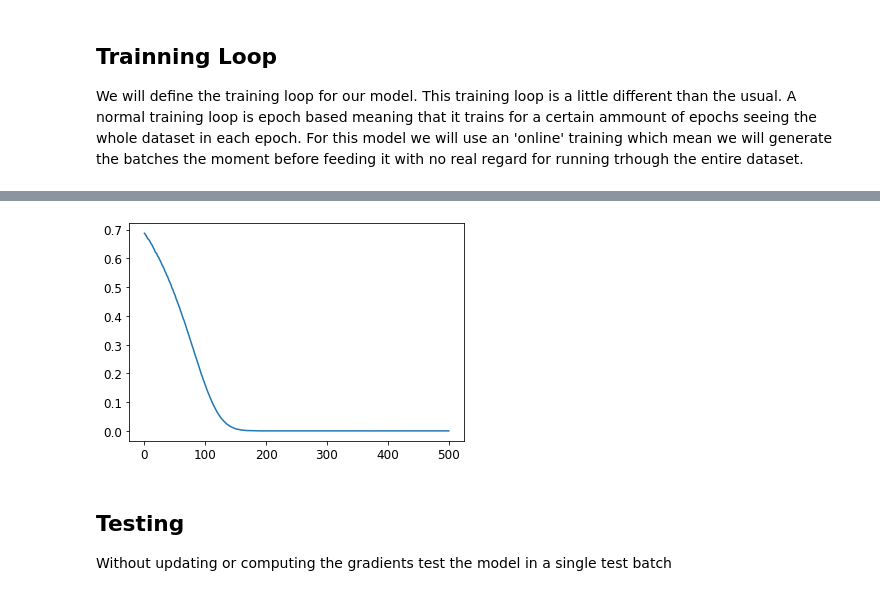
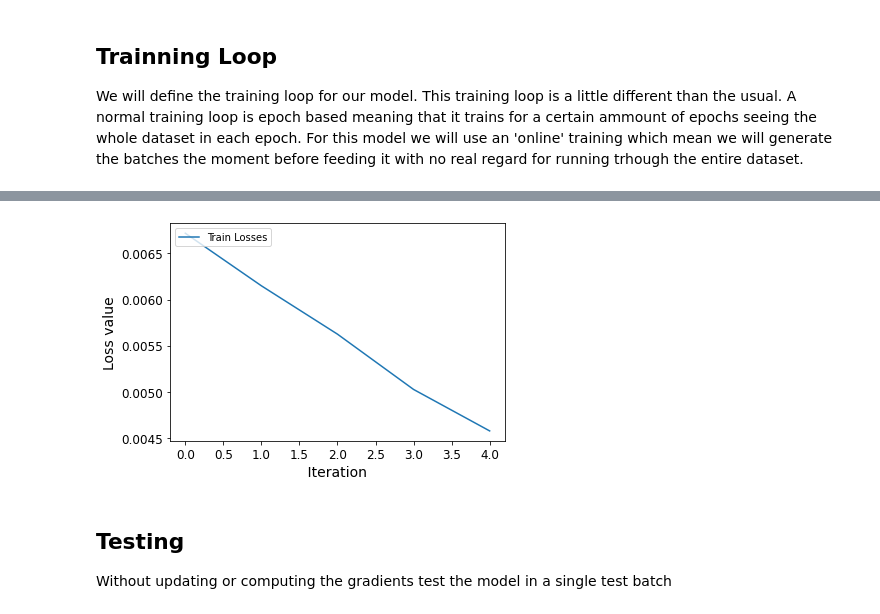
Before and after one commit to Jeko-Mus/deep-learning, a Jupyter notebook: week chapters/12. RNN Times Series Regression/RNN_Time_Series_Regression.ipynb, the cells around one changed output, grey strips where cells are left out. Saved outputs shown, nothing was run; the diff lists cells and outputs as text; code cells hidden in the pictures.

```diff
--- a/week chapters/12. RNN Times Series Regression/RNN_Time_Series_Regression.ipynb
+++ b/week chapters/12. RNN Times Series Regression/RNN_Time_Series_Regression.ipynb
@@ -122,6 +123,7 @@ plt.show()
 
 Implement a train test split function without using sklearn
 # %%
+df.drop('date', axis=1, inplace=True)
 df_size = df.shape[0]
 df_train = df[0:int(df_size*0.80)]
 df_test = df[int(df_size*0.80):]
@@ -167,15 +177,15 @@ Now we need to define the parameters of our RNN
 # %%
 # An RNN can take as inputs multiple input sequences (e.g, a matrix of n_seq x n_steps)
 # Since we use only a single TS, n_inputs=1
-n_inputs = 7
+n_inputs = 8
 
 
 # n_steps is the size of the contiguous sequence that is taken from the TS
 # it coincides with the number of time steps for the RNN
-n_steps = 8
+n_steps = 20
 
 # An RNN can take as inputs multiple input sequences (e.g, a matrix of n_seq x n_steps)
-n_inputs = 7
+#n_inputs = 7
 
 # There is one layer of X recurrent neurons together
 n_neurons = 1
@@ -219,7 +223,7 @@ The loss functio will comput the gradients and the optimizer will apply them. In
 # %%
 # We initialize our RNN model to pass it to the optimizer
 
-model = Model()
+model = Model(n_inputs,n_outputs, n_neurons, 32, 20)
 
 # What would be an adecuate loss function?
 criterion = torch.nn.MSELoss()
@@ -234,46 +238,57 @@ We will define the training loop for our model. This training loop is a little d
 #number of batches we will go through
 n_iterations = 5
 #how many squence there will be in a bacth
-batch_size = 20
+batch_size = 32
 #after how many operations we will print information
 printing_gap = 20
 
 #We will store the loss values here to plot them
-train_loss = []
-test_loss = []
-
-train_x, train_y = next_stock_batch(batch_size, n_steps, df_train)
-test_x, test_y = next_stock_batch(batch_size, n_steps, df_test)
+train_losses = []
+test_losses = []
 
 for iter in range(n_iterations):
+    running_train_loss = 0
+
         #Get a batch
-    for batch, (train_x, train_y) in enumerate(df_train):
-        #make into tensor
-        train_x = torch.tensor(train_x.values)
-        #make them into torch variables in float format
-        train_x = train_x.float()
-        #Reset the gradients
-        optim.zero_grad()
+    train_x, train_y = next_stock_batch(batch_size, n_steps, df_train)
+    # change to torch
+    train_x = torch.tensor(train_x)
+    train_y = torch.tensor(train_y)
 
-        #Get the outputs
-        outputs = model(train_x)
-        #detach the hidden state
-        with torch.no_grad():
-        #compute the loss
-            train_loss = criterion(outputs, train_y)
-            #compute the gradients
-            train_loss.backward()
-            #Apply the gradients
-            optim.step()
+    #make them into torch variables in float format
+    train_x = train_x.float()
+    #train_x = train_x.type(torch.float32)
 
-            #Append the loss value
-            train_loss.append()
+    #Reset the gradients
+    optim.zero_grad()
+
+    #Get the outputs
+    outputs = model.forward(train_x)
+    #print(outputs.shape)
+    #print(train_y.shape)
+    #print(outputs.dtype)
+    #print(train_y.dtype)
+    train_y = train_y.type(torch.float32)
+    #print(train_y.dtype)
+
+    #compute the loss
+    train_loss = criterion(outputs, train_y)
+        #compute the gradients
+    train_loss.backward()
+        #Apply the gradients
+    optim.step()
+
+    running_train_loss += train_loss.item()
+    avg_train_loss  = running_train_loss/batch_size
+
+    #Append the loss value
+    train_losses.append(avg_train_loss)
 
     if iter % printing_gap == 0:
-        #Print the information
+        print(f'batch: {iter}')
 
 
-plt.plot(train_loss, label= "Train Loss")
+plt.plot(train_losses, label= "Train Losses")
 plt.xlabel(" Iteration ")
 plt.ylabel("Loss value")
 plt.legend(loc="upper left")
@@ -293,4 +298,4 @@ plt.show()
-[figure, old version]
+[figure, new version]
 # %% [markdown]
 ## Testing
 
```
Also changed, not shown: parts of 7 cells of this notebook.
